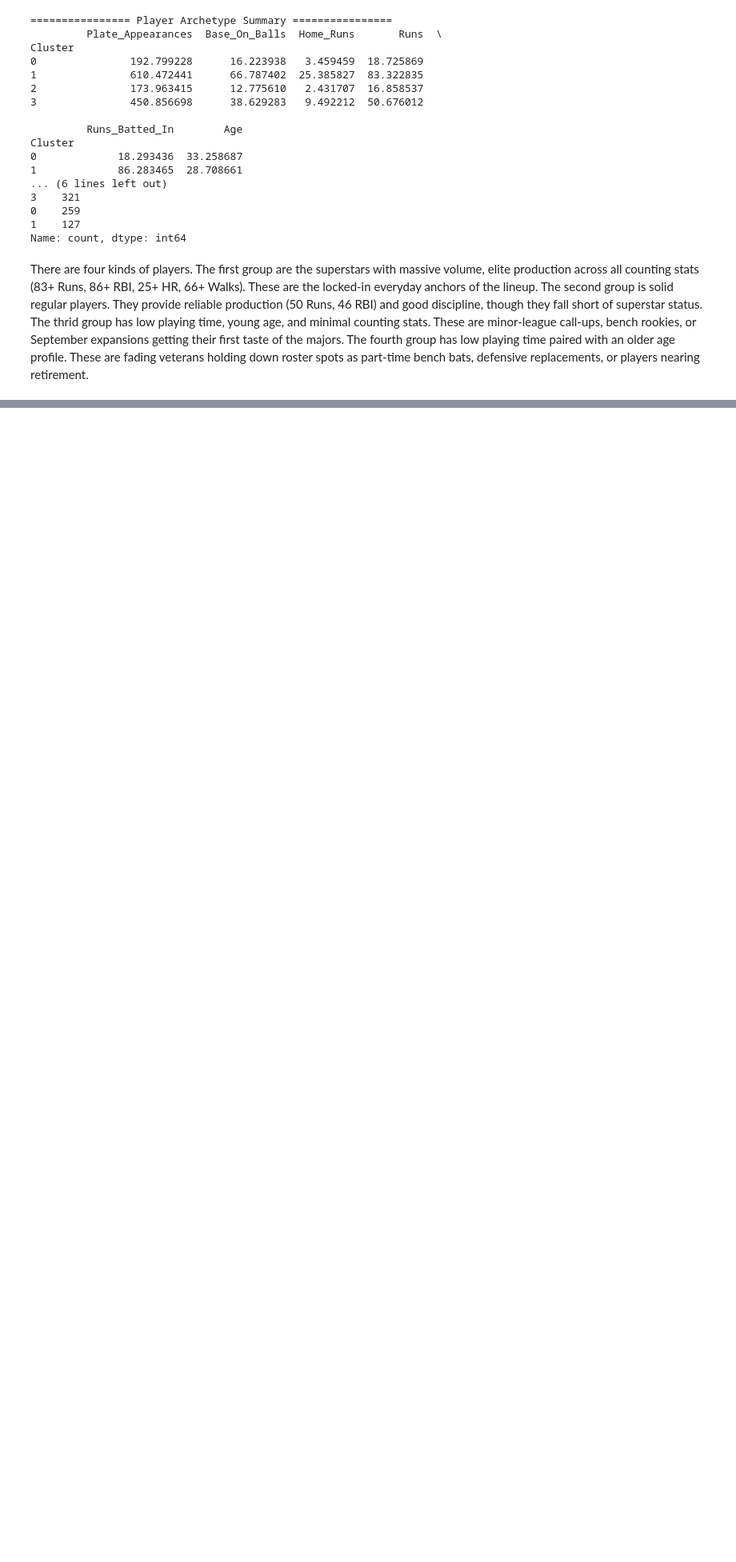
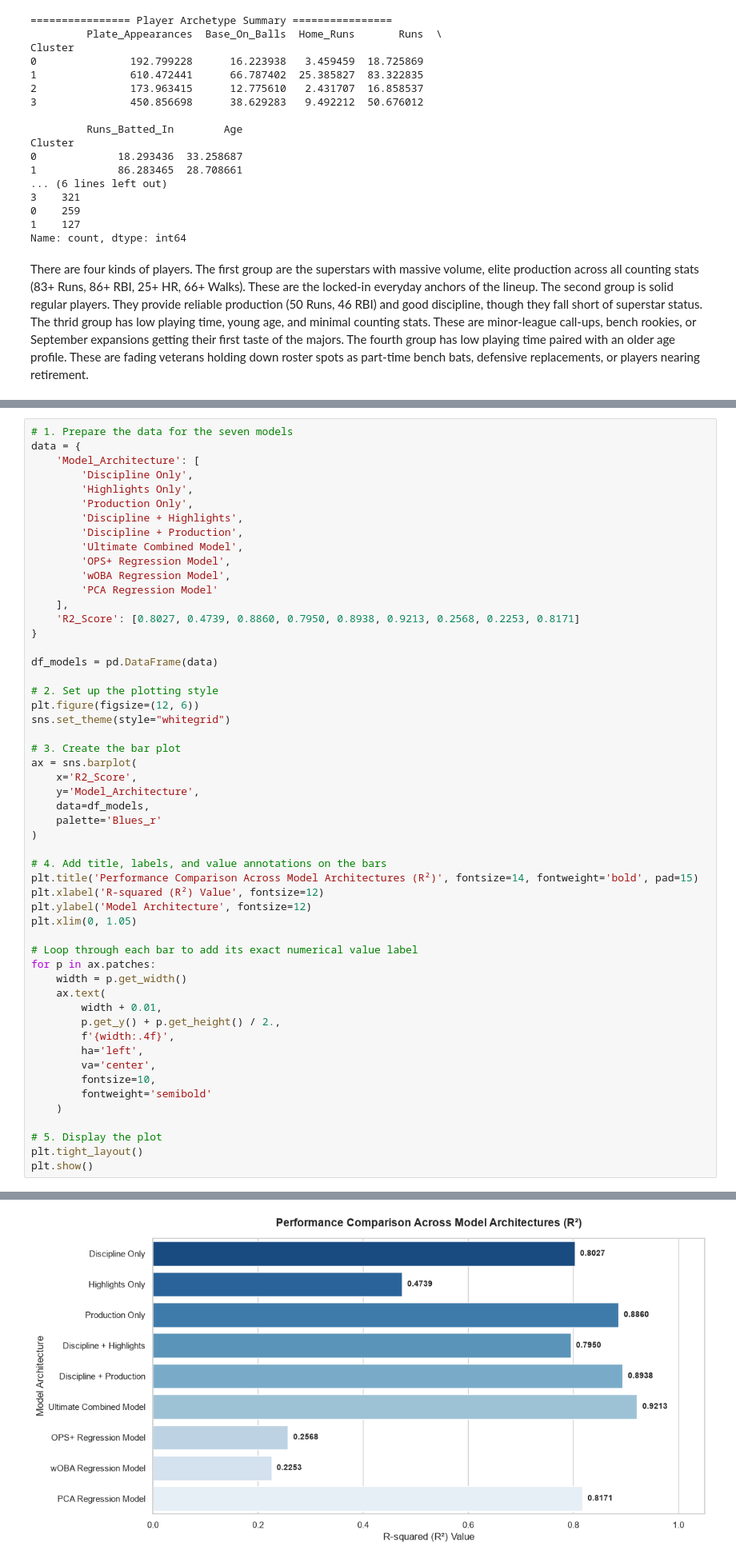
Before and after one commit to DavidRaet/CMPU250-VibeCoders-Project, a Jupyter notebook: eda/Vibe_Coders_Project.ipynb, the cells around one changed output, grey strips where cells are left out. Shown at 80% size. Drawn from its saved outputs; the diff is of its cells as text; blank space fills up the shorter version.

```diff
--- a/eda/Vibe_Coders_Project.ipynb
+++ b/eda/Vibe_Coders_Project.ipynb
@@ -592,0 +595,54 @@ There are four kinds of players. The first group are the superstars with massive
+# %%
+# 1. Prepare the data for the seven models
+data = {
+    'Model_Architecture': [
+        'Discipline Only',
+        'Highlights Only',
+        'Production Only',
+        'Discipline + Highlights',
+        'Discipline + Production',
+        'Ultimate Combined Model',
+        'OPS+ Regression Model',
+        'wOBA Regression Model',
+        'PCA Regression Model'
+    ],
+    'R2_Score': [0.8027, 0.4739, 0.8860, 0.7950, 0.8938, 0.9213, 0.2568, 0.2253, 0.8171]
+}
+
+df_models = pd.DataFrame(data)
+
+# 2. Set up the plotting style
+plt.figure(figsize=(12, 6))
+sns.set_theme(style="whitegrid")
+
+# 3. Create the bar plot
+ax = sns.barplot(
+    x='R2_Score',
+    y='Model_Architecture',
+    data=df_models,
+    palette='Blues_r'
+)
+
+# 4. Add title, labels, and value annotations on the bars
+plt.title('Performance Comparison Across Model Architectures (R²)', fontsize=14, fontweight='bold', pad=15)
+plt.xlabel('R-squared (R²) Value', fontsize=12)
+plt.ylabel('Model Architecture', fontsize=12)
+plt.xlim(0, 1.05)
+
+# Loop through each bar to add its exact numerical value label
+for p in ax.patches:
+    width = p.get_width()
+    ax.text(
+        width + 0.01,
+        p.get_y() + p.get_height() / 2.,
+        f'{width:.4f}',
+        ha='left',
+        va='center',
+        fontsize=10,
+        fontweight='semibold'
+    )
+
+# 5. Display the plot
+plt.tight_layout()
+plt.show()
+# %% [output]
@@ -592,0 +652 @@ There are four kinds of players. The first group are the superstars with massive
+[figure, added]
```
Also changed, not shown: parts of 2 cells of this notebook.
